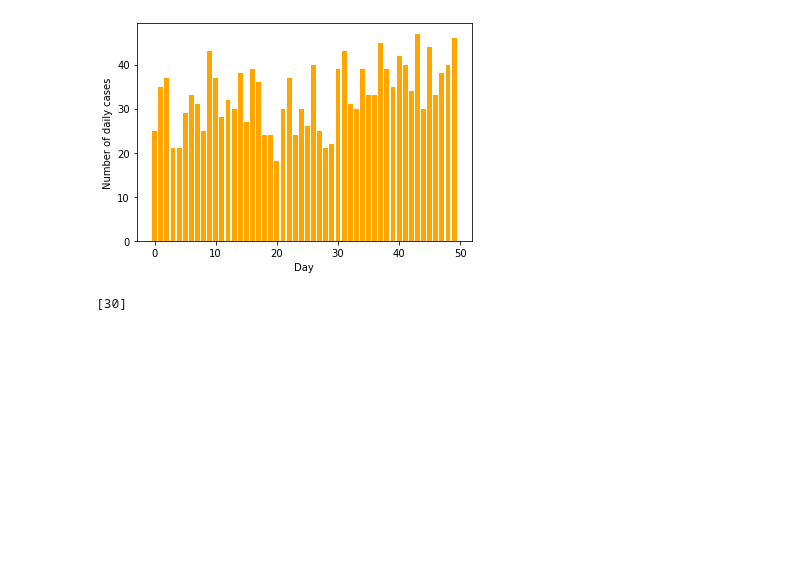
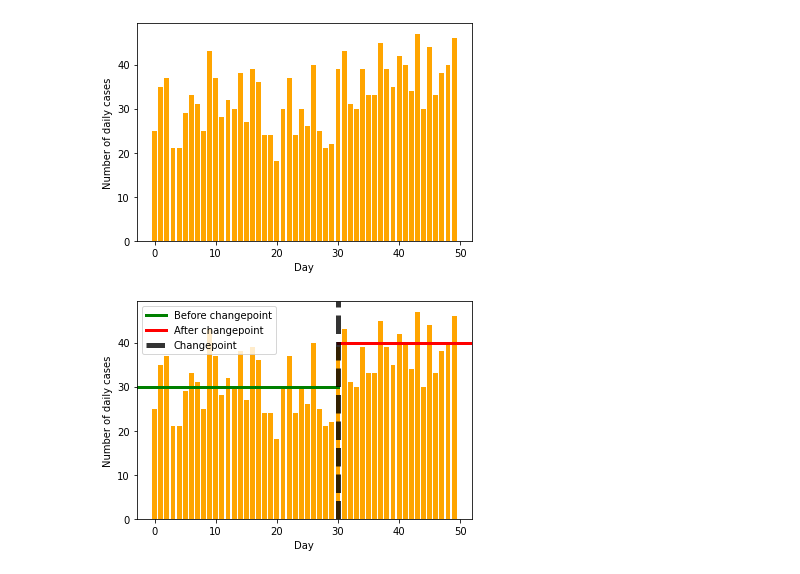
Before and after one commit to nipunbatra/blog-old, a Jupyter notebook: _notebooks/2021-08-20-Bayesian.ipynb, the cells around one changed output. Drawn from its saved outputs; the diff is of its cells as text; code cells hidden in the pictures; blank space fills up the shorter version.

```diff
--- a/_notebooks/2021-08-20-Bayesian.ipynb
+++ b/_notebooks/2021-08-20-Bayesian.ipynb
@@ -146,7 +152,13 @@ import ruptures as rpt
-# %%
-algo = rpt.Dynp(model="l2").fit(data)
-bkps = 1
-result = algo.predict(n_bkps=bkps)
-result[:-1]
-# %% [output]
-[30]
+# %%
+plt.bar(range(50), data, color='orange')
+plt.xlabel("Day")
+plt.ylabel("Number of daily cases")
+plt.axhline(30, 0, 30/50, label='Before changepoint', lw=3, color='green')
+plt.axhline(40, 30/50, 1, label='After changepoint', lw=3, color='red')
+plt.axvline(30, label='Changepoint', lw=5, color='black', alpha=0.8, linestyle='--')
+
+
+plt.legend()
+plt.savefig("cases-annotated.png")
+# %% [output]
+[figure, added]
```
Also changed, not shown: parts of 10 cells of this notebook, 2 other files.
